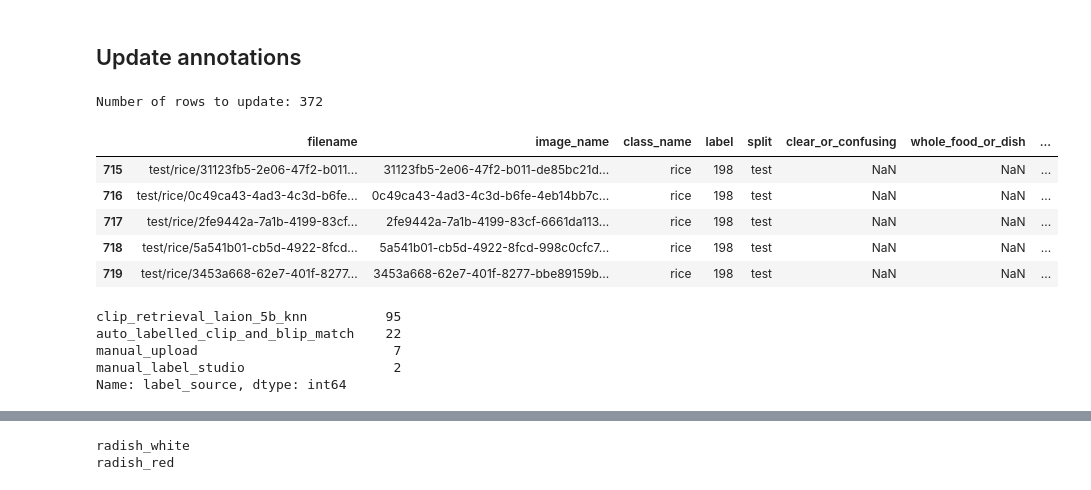
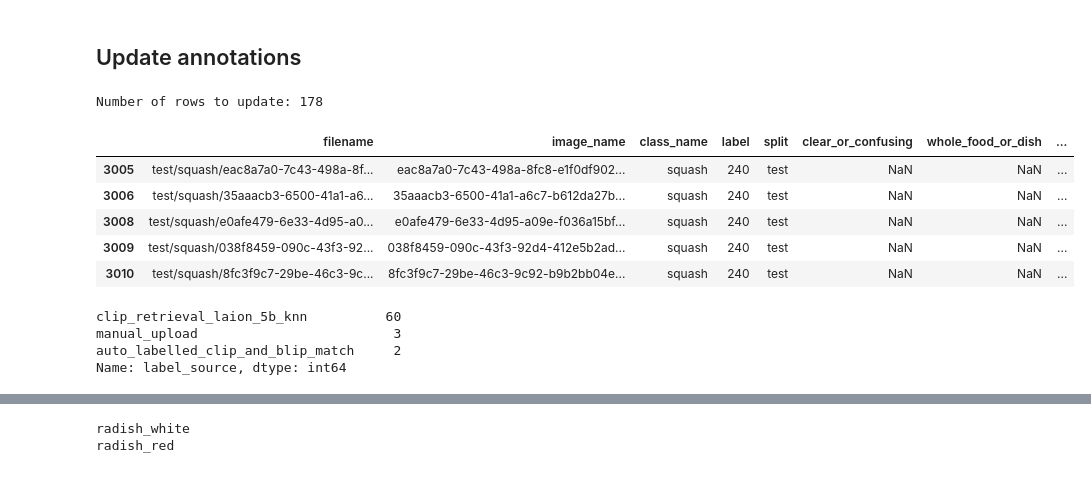
Before and after one commit to mrdbourke/nutrify, a Jupyter notebook: foodvision/notebooks/16_rename_class_names_with_CLIP.ipynb, the cells around one changed output, grey strips where cells are left out. Cells and saved outputs as stored; diff of their text form; code cells hidden in the pictures.

Commit message:
update rename class_names

```diff
--- a/foodvision/notebooks/16_rename_class_names_with_CLIP.ipynb
+++ b/foodvision/notebooks/16_rename_class_names_with_CLIP.ipynb
@@ -131,35 +132,34 @@ wandb: Downloading large artifact food_vision_199_classes_images:latest, 16273.4
 original_annotations = annotations.copy()
 updated_annotations = original_annotations.copy()
 # %%
-target_class_name_to_update = ["rice"] # e.g. all classes containing lettuce
-target_class_name_update_options = ["rice_brown", "rice_white", "rice_fried"] # e.g. rename the target class to one of these
+target_class_name_to_update = ["squash"] # e.g. all classes containing lettuce
+target_class_name_update_options = ["squash_butternut", "squash_pattypan", "pumpkin"] # e.g. rename the target class to one of these
 
 # Get all rows in original annotations with target_class_name_to_update as "class_name"
 # target_class_name_to_update_rows = updated_annotations[updated_annotations.class_name == "mushrooms"]
 target_class_name_to_update_rows = updated_annotations[updated_annotations.class_name.str.contains(target_class_name_to_update[0])]
 
 # Exclude rows where label_source = "manual_upload"
 exclude_manual = False
 if exclude_manual:
     target_class_name_to_update_rows = target_class_name_to_update_rows[target_class_name_to_update_rows.label_source != "manual_upload"]
 
 print(f"Number of rows to update: {len(target_class_name_to_update_rows)}")
 target_class_name_to_update_rows.head()
 # %% [output]
-Number of rows to update: 372
+Number of rows to update: 178
 |  | filename | image_name | class_name | label | split | clear_or_confusing | whole_food_or_dish | ... |
-| 715 | test/rice/31123fb5-2e06-47f2-b011... | 31123fb5-2e06-47f2-b011-de85bc21d... | rice | 198 | test | NaN | NaN | ... |
-| 716 | test/rice/0c49ca43-4ad3-4c3d-b6fe... | 0c49ca43-4ad3-4c3d-b6fe-4eb14bb7c... | rice | 198 | test | NaN | NaN | ... |
-| 717 | test/rice/2fe9442a-7a1b-4199-83cf... | 2fe9442a-7a1b-4199-83cf-6661da113... | rice | 198 | test | NaN | NaN | ... |
-| 718 | test/rice/5a541b01-cb5d-4922-8fcd... | 5a541b01-cb5d-4922-8fcd-998c0cfc7... | rice | 198 | test | NaN | NaN | ... |
-| 719 | test/rice/3453a668-62e7-401f-8277... | 3453a668-62e7-401f-8277-bbe89159b... | rice | 198 | test | NaN | NaN | ... |
+| 3005 | test/squash/eac8a7a0-7c43-498a-8f... | eac8a7a0-7c43-498a-8fc8-e1f0df902... | squash | 240 | test | NaN | NaN | ... |
+| 3006 | test/squash/35aaacb3-6500-41a1-a6... | 35aaacb3-6500-41a1-a6c7-b612da27b... | squash | 240 | test | NaN | NaN | ... |
+| 3008 | test/squash/e0afe479-6e33-4d95-a0... | e0afe479-6e33-4d95-a09e-f036a15bf... | squash | 240 | test | NaN | NaN | ... |
+| 3009 | test/squash/038f8459-090c-43f3-92... | 038f8459-090c-43f3-92d4-412e5b2ad... | squash | 240 | test | NaN | NaN | ... |
+| 3010 | test/squash/8fc3f9c7-29be-46c3-9c... | 8fc3f9c7-29be-46c3-9c92-b9b2bb04e... | squash | 240 | test | NaN | NaN | ... |
 # %%
 target_class_name_to_update_rows.label_source.value_counts()
 # %% [output]
-clip_retrieval_laion_5b_knn          95
-auto_labelled_clip_and_blip_match    22
-manual_upload                         7
-manual_label_studio                   2
+clip_retrieval_laion_5b_knn          60
+manual_upload                         3
+auto_labelled_clip_and_blip_match     2
 Name: label_source, dtype: int64
 # %%
 # Get a list of all images in the dataset
```
Also changed, not shown: parts of 21 cells of this notebook.
